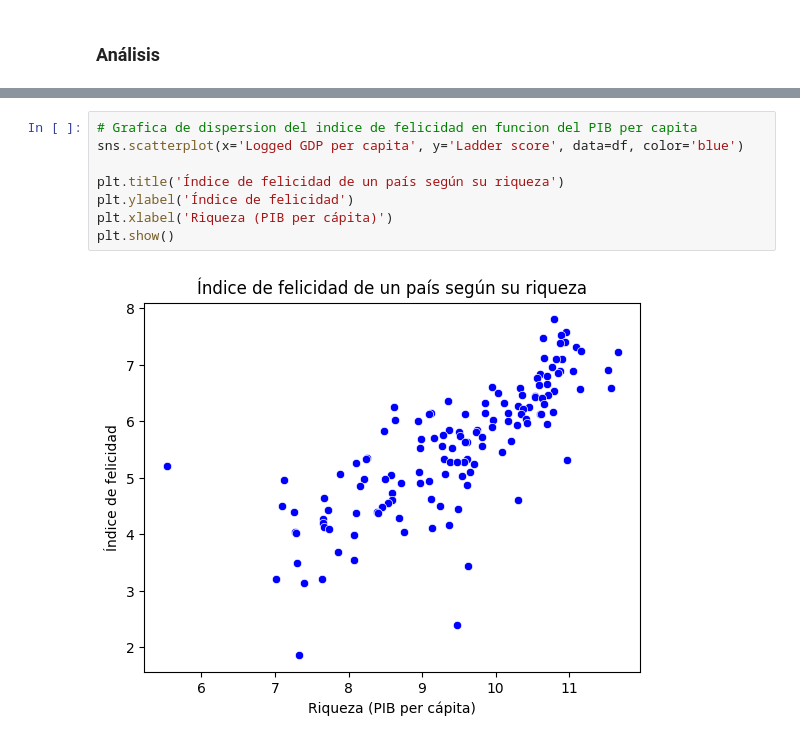
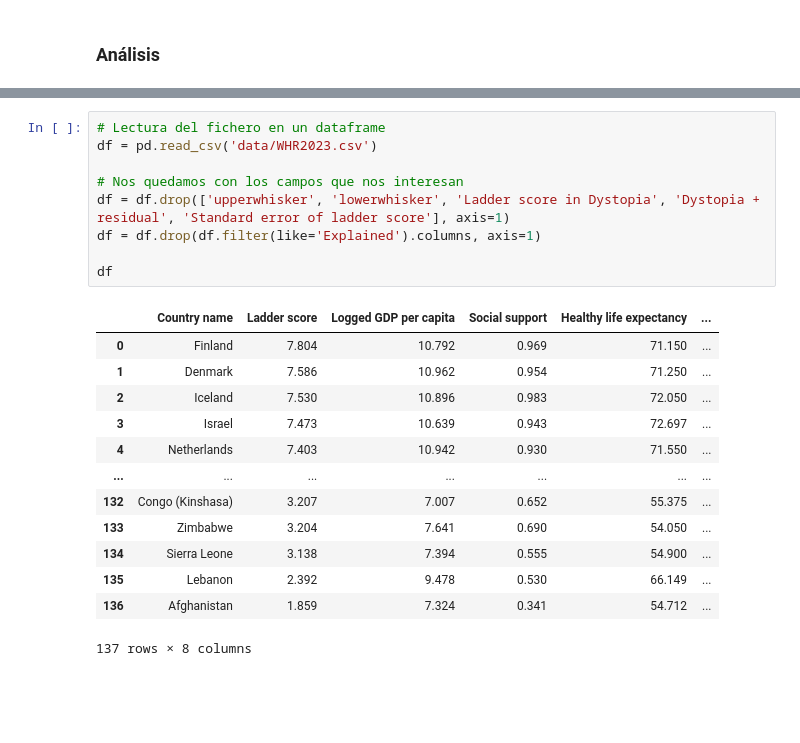
Before and after one commit to bvivas/SDEU-analisis-datos-abiertos, a Jupyter notebook: analisis_datos_abiertos.ipynb, the cells around one changed output, grey strips where cells are left out. Saved outputs shown, nothing was run; the diff lists cells and outputs as text; blank space fills up the shorter version.

```diff
--- a/analisis_datos_abiertos.ipynb
+++ b/analisis_datos_abiertos.ipynb
@@ -43,10 +27,23 @@ df
-# %%
-# Grafica de dispersion del indice de felicidad en funcion del PIB per capita
-sns.scatterplot(x='Logged GDP per capita', y='Ladder score', data=df, color='blue')
-
-plt.title('Índice de felicidad de un país según su riqueza')
-plt.ylabel('Índice de felicidad')
-plt.xlabel('Riqueza (PIB per cápita)')
-plt.show()
-# %% [output]
-[figure, removed]
+# %%
+# Lectura del fichero en un dataframe
+df = pd.read_csv('data/WHR2023.csv')
+
+# Nos quedamos con los campos que nos interesan
+df = df.drop(['upperwhisker', 'lowerwhisker', 'Ladder score in Dystopia', 'Dystopia + residual', 'Standard error of ladder score'], axis=1)
+df = df.drop(df.filter(like='Explained').columns, axis=1)
+
+df
+# %% [output]
+|  | Country name | Ladder score | Logged GDP per capita | Social support | Healthy life expectancy | ... |
+| 0 | Finland | 7.804 | 10.792 | 0.969 | 71.150 | ... |
+| 1 | Denmark | 7.586 | 10.962 | 0.954 | 71.250 | ... |
+| 2 | Iceland | 7.530 | 10.896 | 0.983 | 72.050 | ... |
+| 3 | Israel | 7.473 | 10.639 | 0.943 | 72.697 | ... |
+| 4 | Netherlands | 7.403 | 10.942 | 0.930 | 71.550 | ... |
+| ... | ... | ... | ... | ... | ... | ... |
+| 132 | Congo (Kinshasa) | 3.207 | 7.007 | 0.652 | 55.375 | ... |
+| 133 | Zimbabwe | 3.204 | 7.641 | 0.690 | 54.050 | ... |
+| 134 | Sierra Leone | 3.138 | 7.394 | 0.555 | 54.900 | ... |
+| 135 | Lebanon | 2.392 | 9.478 | 0.530 | 66.149 | ... |
+| 136 | Afghanistan | 1.859 | 7.324 | 0.341 | 54.712 | ... |
+137 rows × 8 columns
```
Also changed, not shown: parts of 9 cells of this notebook.
